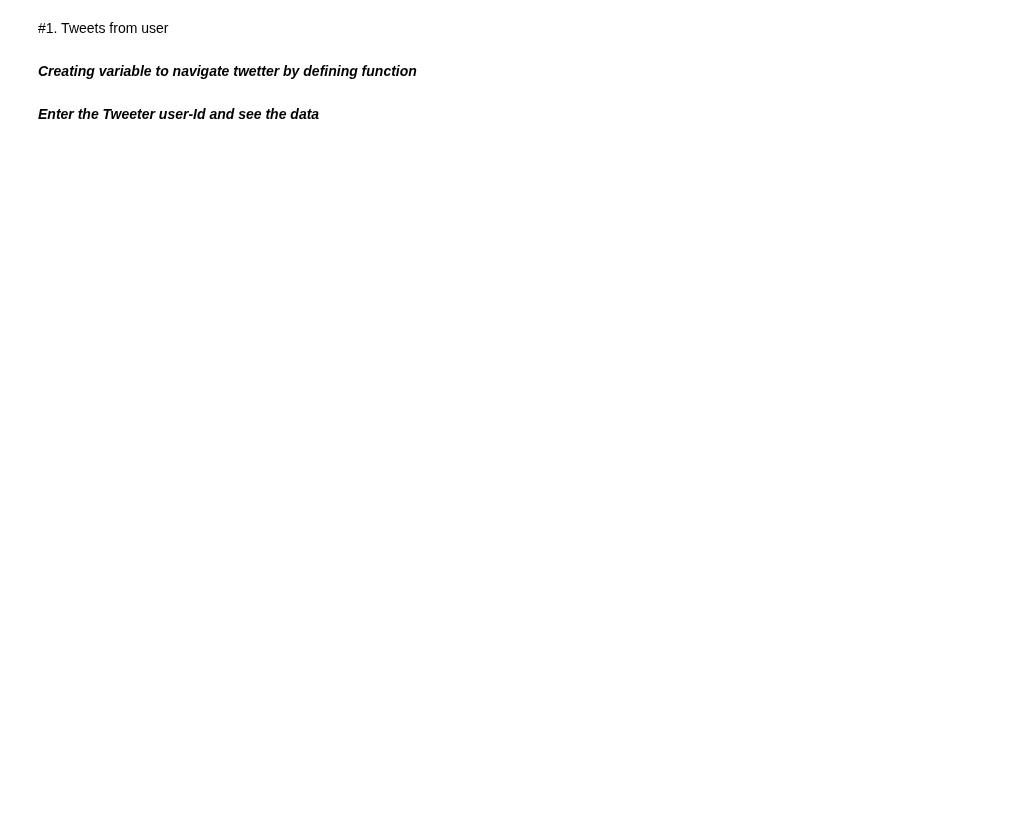
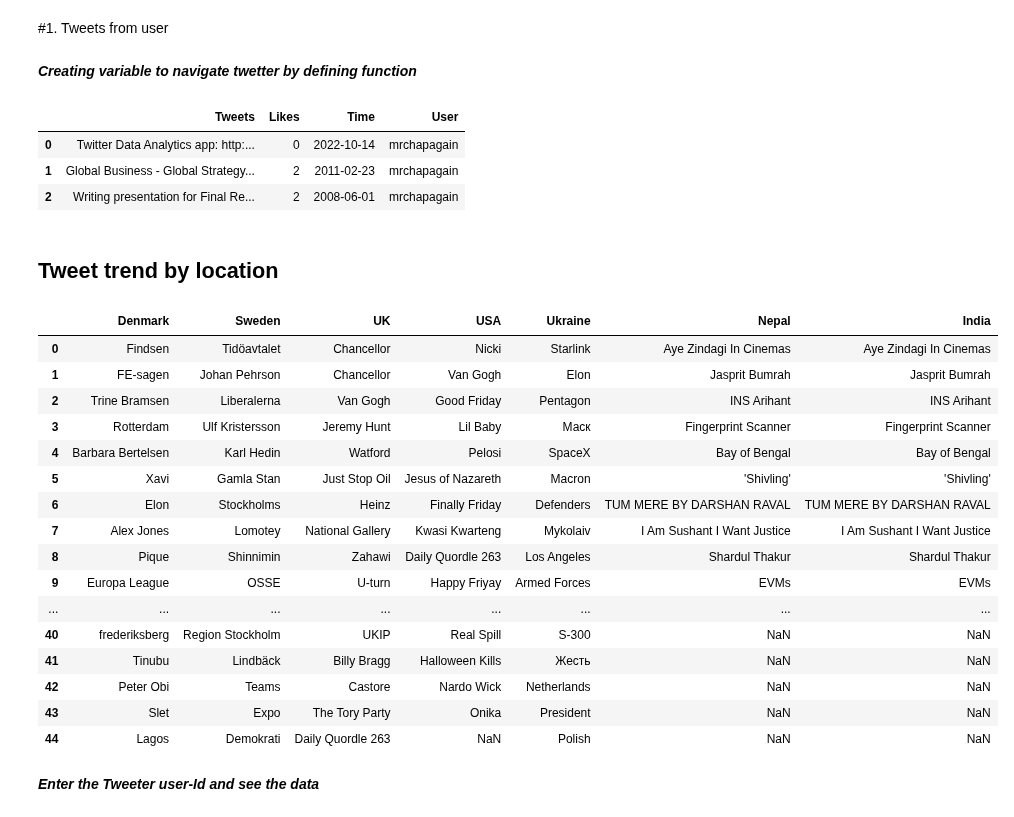
Before and after one commit to mrchapagain/SocialNetworkAnalytics, a Jupyter notebook: TwiteerDataAnalytics.ipynb, the cells around one changed output. Cells and saved outputs as stored; diff of their text form; code cells hidden in the pictures; blank space fills up the shorter version.

```diff
--- a/TwiteerDataAnalytics.ipynb
+++ b/TwiteerDataAnalytics.ipynb
@@ -58,6 +66,49 @@ def tweets_by_user(user):
   df= pd.DataFrame(tweets, columns=columns)
   df['Time']=df['Time'].apply(lambda x: x.strftime('%Y-%m-%d'))
   return df
+# %%
+tweets_by_user("mrchapagain")
+# %% [output]
+|  | Tweets | Likes | Time | User |
+| 0 | Twitter Data Analytics app: http:... | 0 | 2022-10-14 | mrchapagain |
+| 1 | Global Business - Global Strategy... | 2 | 2011-02-23 | mrchapagain |
+| 2 | Writing presentation for Final Re... | 2 | 2008-06-01 | mrchapagain |
+# %% [markdown]
+## Tweet trend by location
+# %%
+def tweets_trends(woeid_dict):
+      df=pd.DataFrame()
+
+      for country, woeid in woeid_dict.items():
+        # fetching the trends
+        trends= api.trends_place(id= woeid, exclude = "hashtags") #tweepy.Cursor(api.trends_available, id= woeid)
+        df_list= []
+        df1=pd.DataFrame()
+        for value in trends:
+          for trend in value['trends']:
+            df_list.append(trend['name'])
+        df1[country]= df_list
+        df= pd.concat([df, df1[country]], axis = 1)
+      return df
+tweets_trends({"Denmark":23424796, "Sweden": 23424954, "UK":23424975, "USA" :2488042, "Ukraine":23424976, "Nepal": 2295412, "India":23424848})
+# %% [output]
+|  | Denmark | Sweden | UK | USA | Ukraine | Nepal | India |
+| 0 | Findsen | Tidöavtalet | Chancellor | Nicki | Starlink | Aye Zindagi In Cinemas | Aye Zindagi In Cinemas |
+| 1 | FE-sagen | Johan Pehrson | Chancellor | Van Gogh | Elon | Jasprit Bumrah | Jasprit Bumrah |
+| 2 | Trine Bramsen | Liberalerna | Van Gogh | Good Friday | Pentagon | INS Arihant | INS Arihant |
+| 3 | Rotterdam | Ulf Kristersson | Jeremy Hunt | Lil Baby | Маск | Fingerprint Scanner | Fingerprint Scanner |
+| 4 | Barbara Bertelsen | Karl Hedin | Watford | Pelosi | SpaceX | Bay of Bengal | Bay of Bengal |
+| 5 | Xavi | Gamla Stan | Just Stop Oil | Jesus of Nazareth | Macron | 'Shivling' | 'Shivling' |
+| 6 | Elon | Stockholms | Heinz | Finally Friday | Defenders | TUM MERE BY DARSHAN RAVAL | TUM MERE BY DARSHAN RAVAL |
+| 7 | Alex Jones | Lomotey | National Gallery | Kwasi Kwarteng | Mykolaiv | I Am Sushant I Want Justice | I Am Sushant I Want Justice |
+| 8 | Pique | Shinnimin | Zahawi | Daily Quordle 263 | Los Angeles | Shardul Thakur | Shardul Thakur |
+| 9 | Europa League | OSSE | U-turn | Happy Friyay | Armed Forces | EVMs | EVMs |
+| ... | ... | ... | ... | ... | ... | ... | ... |
+| 40 | frederiksberg | Region Stockholm | UKIP | Real Spill | S-300 | NaN | NaN |
+| 41 | Tinubu | Lindbäck | Billy Bragg | Halloween Kills | Жесть | NaN | NaN |
+| 42 | Peter Obi | Teams | Castore | Nardo Wick | Netherlands | NaN | NaN |
+| 43 | Slet | Expo | The Tory Party | Onika | President | NaN | NaN |
+| 44 | Lagos | Demokrati | Daily Quordle 263 | NaN | Polish | NaN | NaN |
 # %% [markdown]
 ***Enter the Tweeter user-Id and see the data***
 # %%
```
Also changed, not shown: parts of 3 cells of this notebook.
